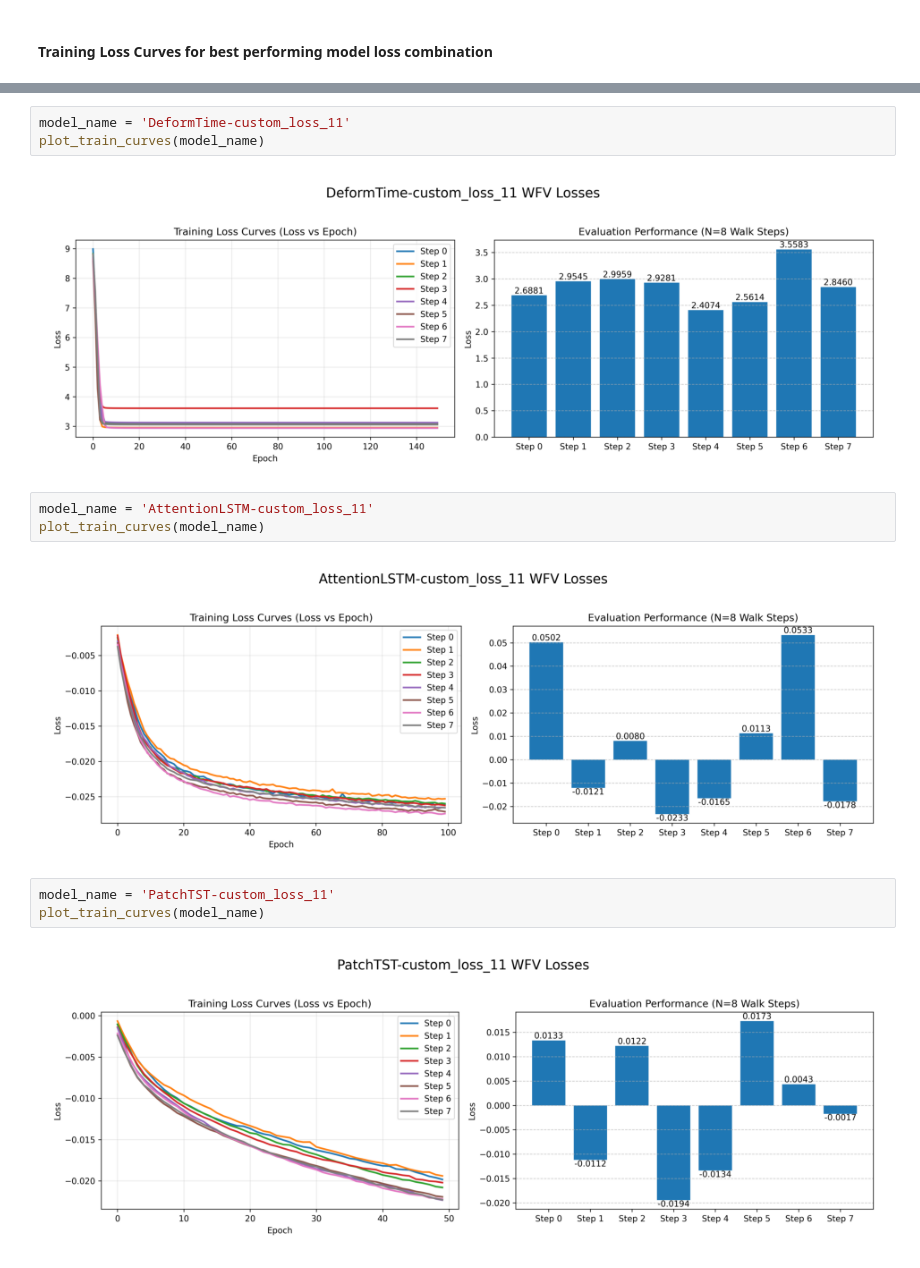
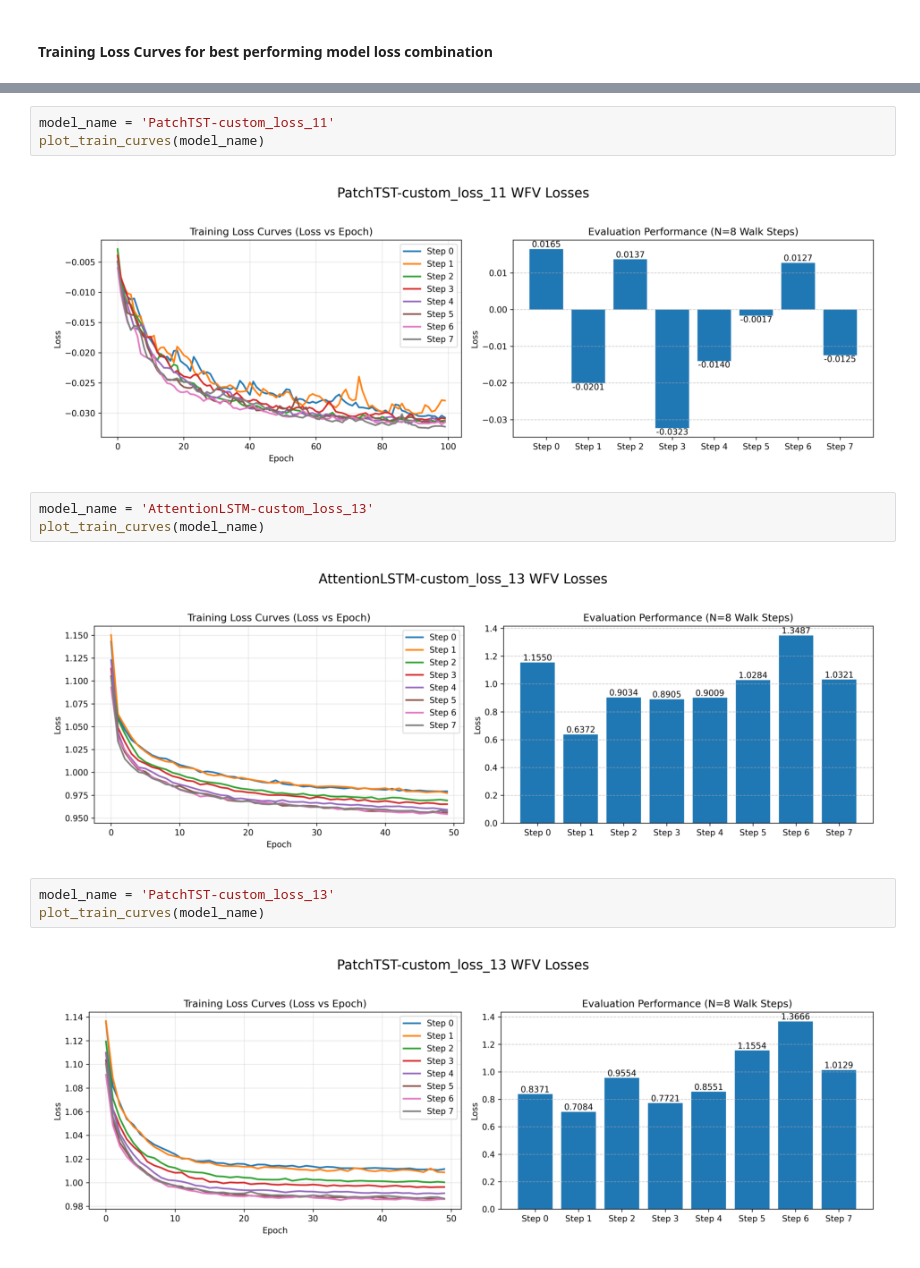
Before and after one commit to travisdesell/exact, a Jupyter notebook: financial_loss_functions/exploration/model_selection.ipynb, the cells around one changed output, grey strips where cells are left out. Cells and saved outputs as stored; diff of their text form.

Commit message:
Viz: model selection updated

```diff
--- a/financial_loss_functions/exploration/model_selection.ipynb
+++ b/financial_loss_functions/exploration/model_selection.ipynb
@@ -520,15 +533,15 @@ plot_train_curves(model_name)
 # %%
-model_name = 'DeformTime-custom_loss_11'
+model_name = 'PatchTST-custom_loss_11'
 plot_train_curves(model_name)
 # %% [output]
-[figure, old version]
+[figure, new version]
 # %%
-model_name = 'AttentionLSTM-custom_loss_11'
+model_name = 'AttentionLSTM-custom_loss_13'
 plot_train_curves(model_name)
 # %% [output]
-[figure, old version]
+[figure, new version]
 # %%
-model_name = 'PatchTST-custom_loss_11'
+model_name = 'PatchTST-custom_loss_13'
 plot_train_curves(model_name)
 # %% [output]
-[figure, old version]
+[figure, new version]
```
Also changed, not shown: parts of 18 cells of this notebook.
